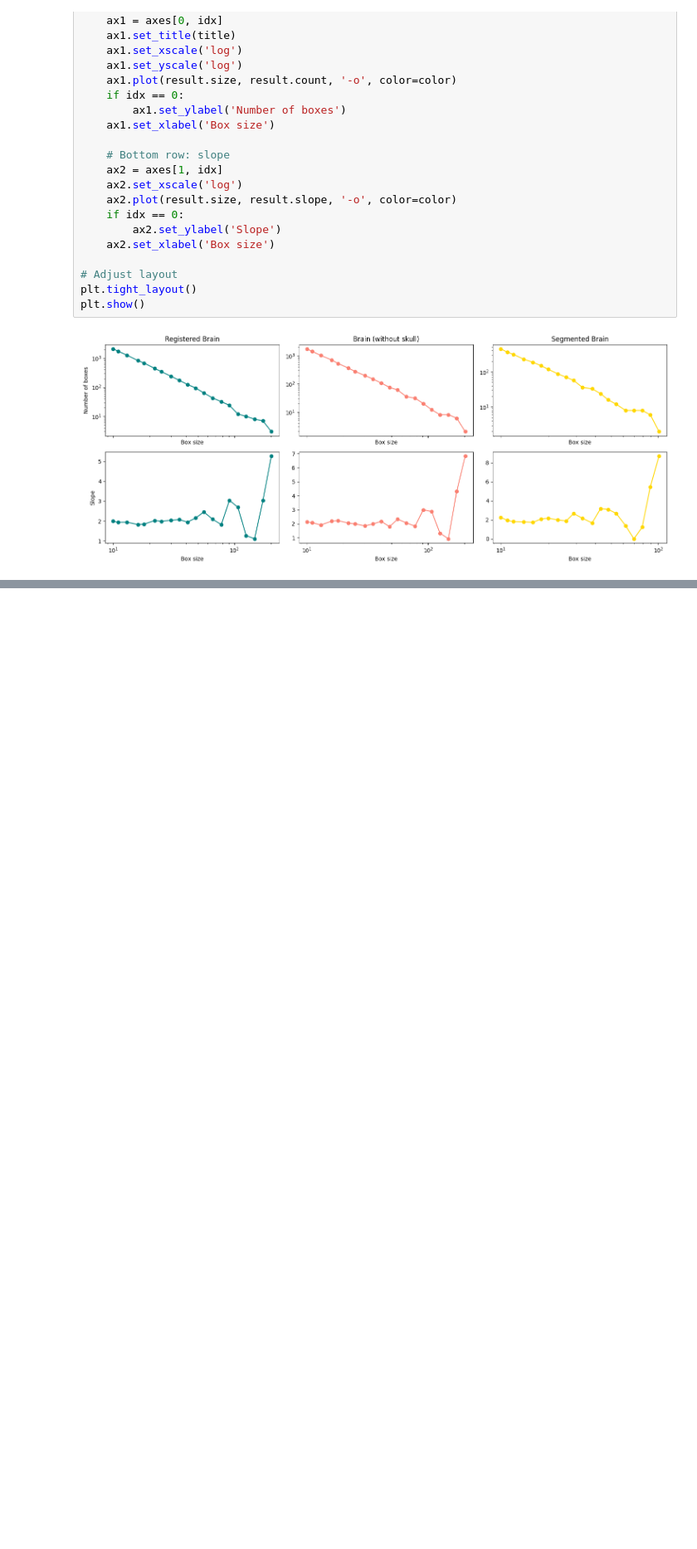
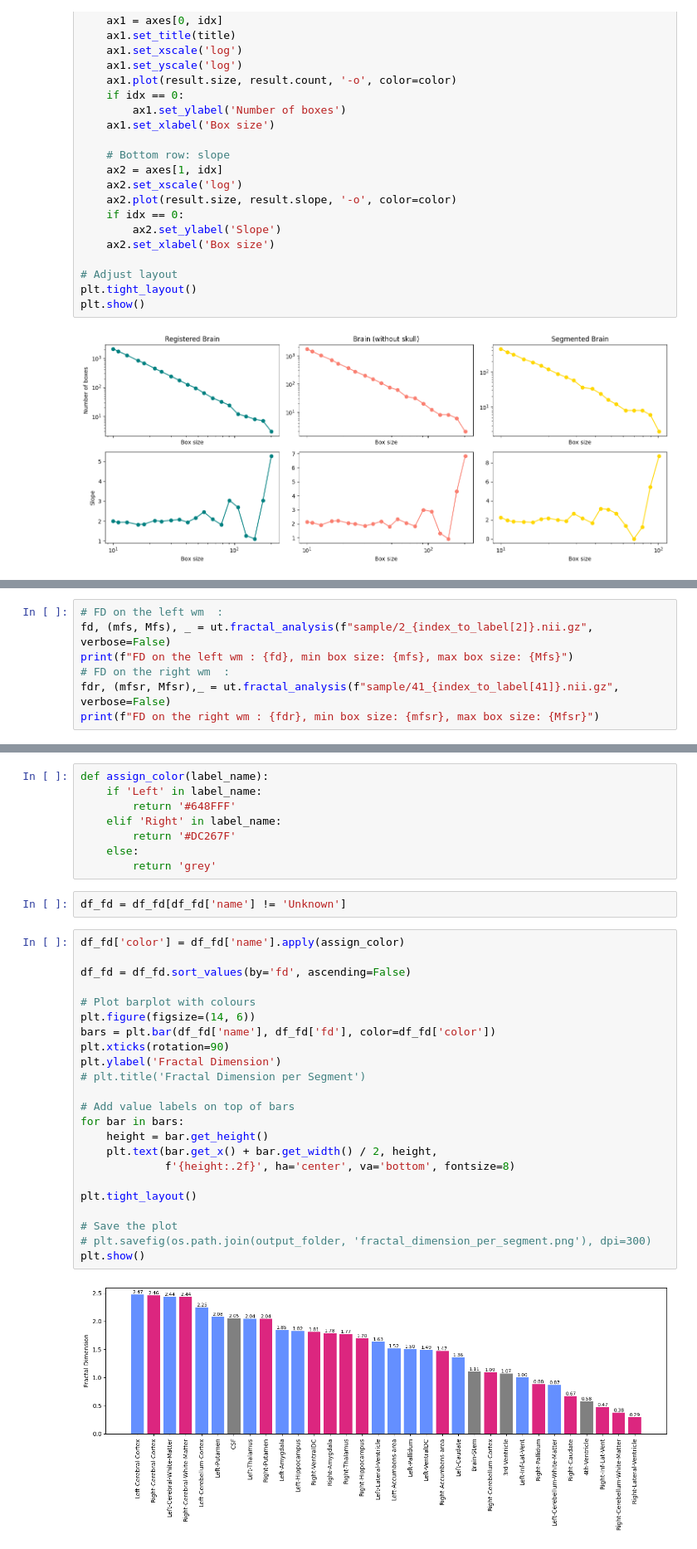
Before and after one commit to toelt-llc/mri_fractal, a Jupyter notebook: data_pipeline/4-fractal_comparison.ipynb, the cells around one changed output, grey strips where cells are left out. Shown at 83% size. Drawn from its saved outputs; the diff is of its cells as text; blank space fills up the shorter version.

```diff
--- a/data_pipeline/4-fractal_comparison.ipynb
+++ b/data_pipeline/4-fractal_comparison.ipynb
@@ -400,0 +300,7 @@ grouped = df_porespy.groupby('description')
+# %%
+# FD on the left wm  :
+fd, (mfs, Mfs), _ = ut.fractal_analysis(f"sample/2_{index_to_label[2]}.nii.gz", verbose=False)
+print(f"FD on the left wm : {fd}, min box size: {mfs}, max box size: {Mfs}")
+# FD on the right wm  :
+fdr, (mfsr, Mfsr),_ = ut.fractal_analysis(f"sample/41_{index_to_label[41]}.nii.gz", verbose=False)
+print(f"FD on the right wm : {fdr}, min box size: {mfsr}, max box size: {Mfsr}")
@@ -400,0 +371,35 @@ grouped = df_porespy.groupby('description')
+# %%
+def assign_color(label_name):
+    if 'Left' in label_name:
+        return '#648FFF'
+    elif 'Right' in label_name:
+        return '#DC267F'
+    else:
+        return 'grey'
+# %%
+df_fd = df_fd[df_fd['name'] != 'Unknown']
+# %%
+df_fd['color'] = df_fd['name'].apply(assign_color)
+
+df_fd = df_fd.sort_values(by='fd', ascending=False)
+
+# Plot barplot with colours
+plt.figure(figsize=(14, 6))
+bars = plt.bar(df_fd['name'], df_fd['fd'], color=df_fd['color'])
+plt.xticks(rotation=90)
+plt.ylabel('Fractal Dimension')
+# plt.title('Fractal Dimension per Segment')
+
+# Add value labels on top of bars
+for bar in bars:
+    height = bar.get_height()
+    plt.text(bar.get_x() + bar.get_width() / 2, height,
+             f'{height:.2f}', ha='center', va='bottom', fontsize=8)
+
+plt.tight_layout()
+
+# Save the plot
+# plt.savefig(os.path.join(output_folder, 'fractal_dimension_per_segment.png'), dpi=300)
+plt.show()
+# %% [output]
+[figure, added]
```
Also changed, not shown: parts of 18 cells of this notebook.
